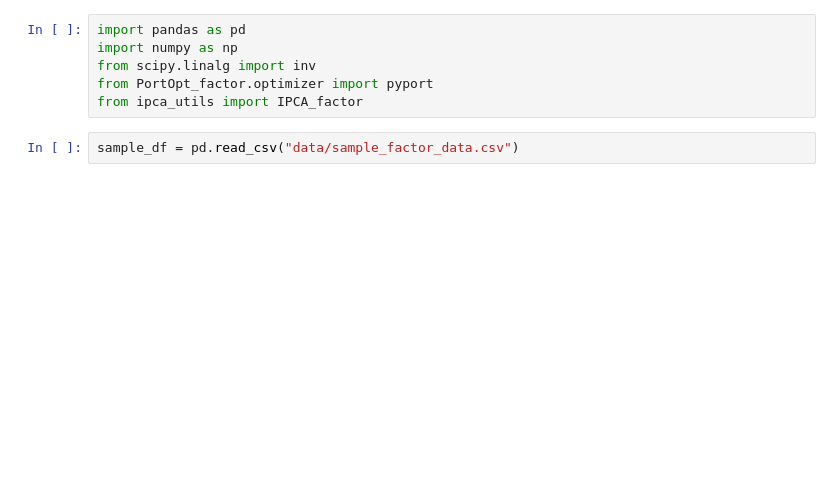
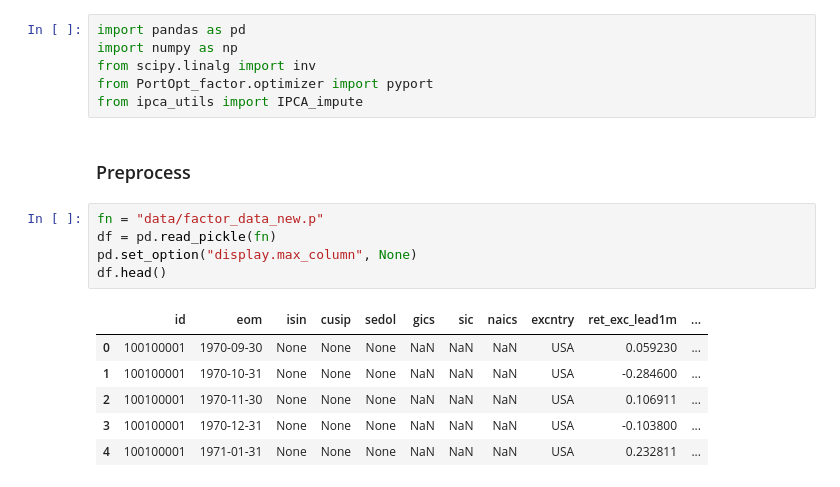
Before and after one commit to zilinch/ipca_factor_portfolio, a Jupyter notebook: IPCA.ipynb, the cells around one changed output. Drawn from its saved outputs; the diff is of its cells as text; blank space fills up the shorter version.

```diff
--- a/IPCA.ipynb
+++ b/IPCA.ipynb
@@ -3,6 +3,18 @@ import pandas as pd
 import numpy as np
 from scipy.linalg import inv
 from PortOpt_factor.optimizer import pyport
-from ipca_utils import IPCA_factor
+from ipca_utils import IPCA_impute
-# %%
-sample_df = pd.read_csv("data/sample_factor_data.csv")
+# %% [markdown]
+### Preprocess
+# %%
+fn = "data/factor_data_new.p"
+df = pd.read_pickle(fn)
+pd.set_option("display.max_column", None)
+df.head()
+# %% [output]
+|  | id | eom | isin | cusip | sedol | gics | sic | naics | excntry | ret_exc_lead1m | ... |
+| 0 | 100100001 | 1970-09-30 | None | None | None | NaN | NaN | NaN | USA | 0.059230 | ... |
+| 1 | 100100001 | 1970-10-31 | None | None | None | NaN | NaN | NaN | USA | -0.284600 | ... |
+| 2 | 100100001 | 1970-11-30 | None | None | None | NaN | NaN | NaN | USA | 0.106911 | ... |
+| 3 | 100100001 | 1970-12-31 | None | None | None | NaN | NaN | NaN | USA | -0.103800 | ... |
+| 4 | 100100001 | 1971-01-31 | None | None | None | NaN | NaN | NaN | USA | 0.232811 | ... |
```
Also changed, not shown: parts of 9 cells of this notebook, 6 other files.
